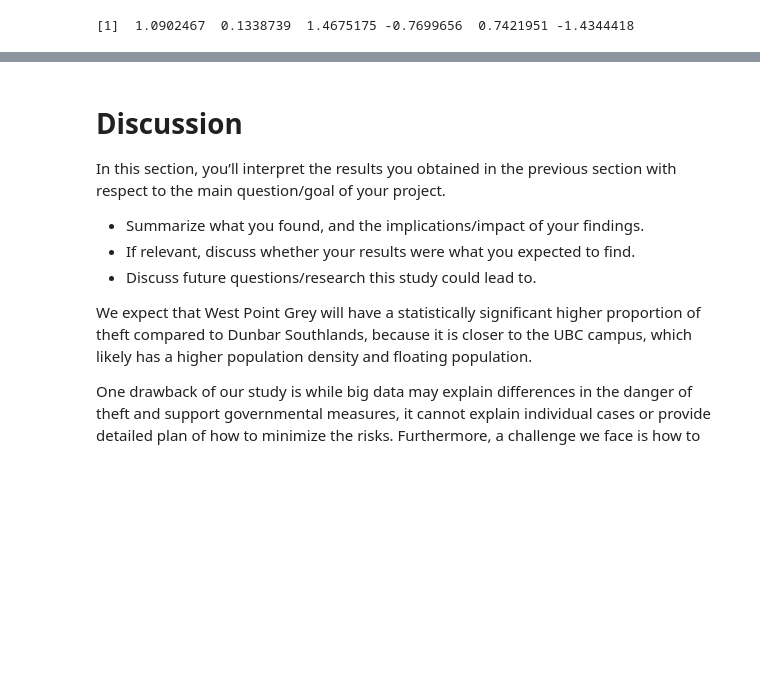
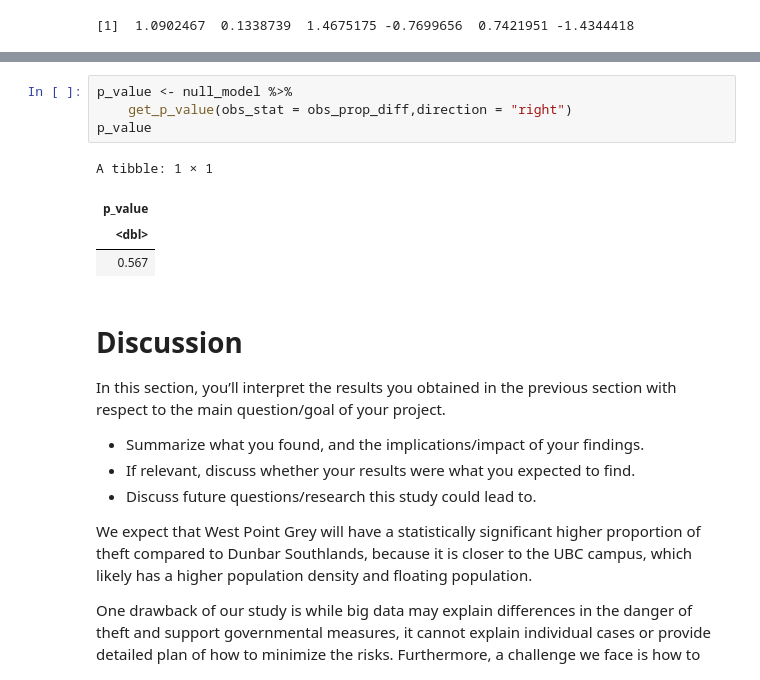
Before and after one commit to fankayii/STAT201_34, a Jupyter notebook: Final Project.ipynb, the cells around one changed output, grey strips where cells are left out. Cells and saved outputs as stored; diff of their text form; blank space fills up the shorter version.

```diff
--- a/Final Project.ipynb
+++ b/Final Project.ipynb
@@ -411,3 +451,12 @@ head(test_statistic)
+# %%
+p_value <- null_model %>%
+    get_p_value(obs_stat = obs_prop_diff,direction = "right")
+p_value
+# %% [output]
+A tibble: 1 × 1
+| p_value |
+| <dbl> |
+| 0.567 |
 # %% [markdown]
 # Discussion
 In this section, you’ll interpret the results you obtained in the previous section with respect to the main question/goal of your project.
```
Also changed, not shown: parts of 6 cells of this notebook.
